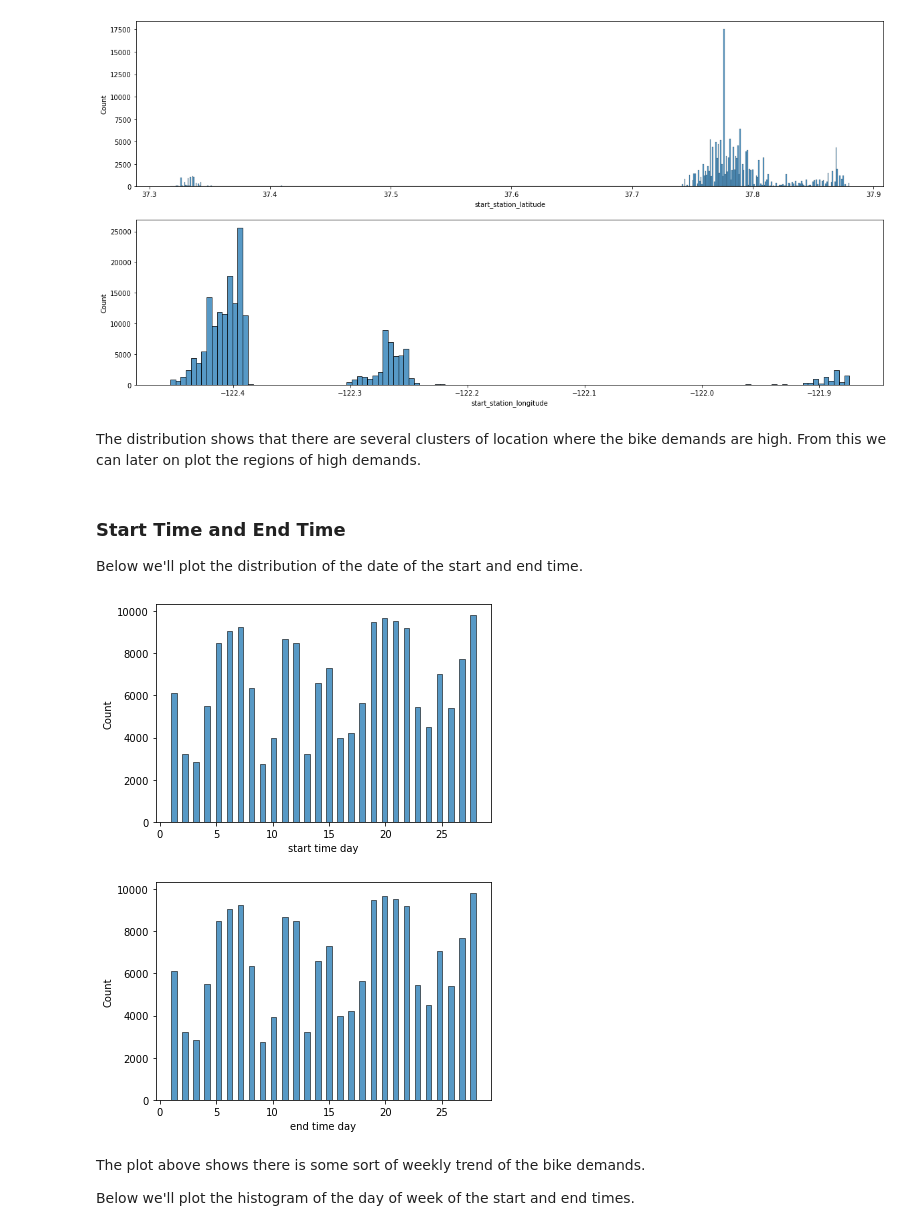
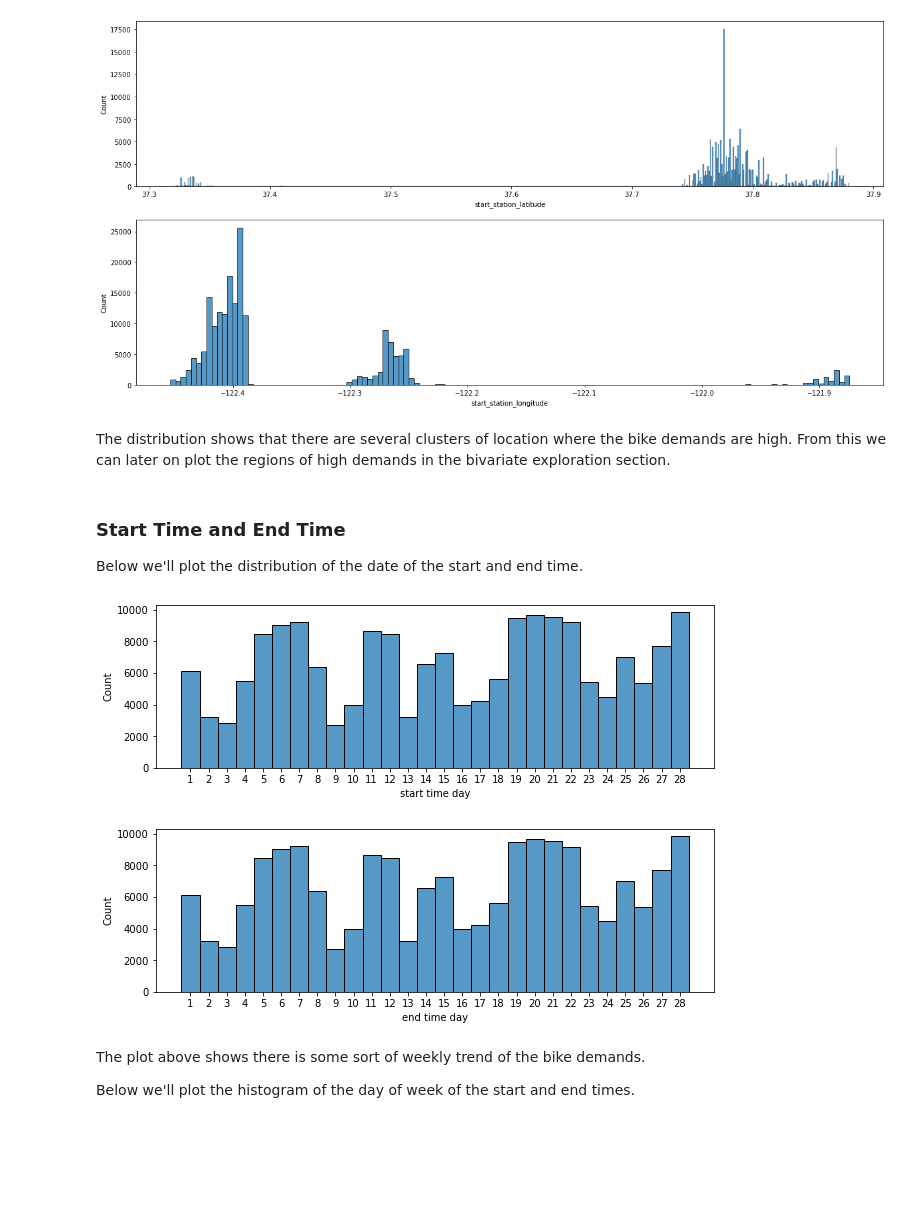
Before and after one commit to fletchersarip93/ford-gobike-data-analysis, a Jupyter notebook: exploration_ford_gobike.ipynb, the cells around one changed output. Cells and saved outputs as stored; diff of their text form; code cells hidden in the pictures; blank space fills up the shorter version.

```diff
--- a/exploration_ford_gobike.ipynb
+++ b/exploration_ford_gobike.ipynb
@@ -498,20 +494,24 @@ sb.histplot(df.start_station_longitude);
 # %% [output]
 [figure]
 # %% [markdown]
-The distribution shows that there are several clusters of location where the bike demands are high. From this we can later on plot the regions of high demands.
+The distribution shows that there are several clusters of location where the bike demands are high. From this we can later on plot the regions of high demands in the bivariate exploration section.
 # %% [markdown]
 ### Start Time and End Time
 Below we'll plot the distribution of the date of the start and end time.
 # %%
-sb.histplot(df.start_time.dt.day)
+plt.figure(figsize=(10,3))
+sb.histplot(df.start_time.dt.day, discrete=True)
 plt.xlabel('start time day');
+plt.xticks(np.arange(1, 29));
 # %% [output]
-[figure, old version]
+[figure, new version]
 # %%
-sb.histplot(df.end_time.dt.day)
+plt.figure(figsize=(10,3))
+sb.histplot(df.end_time.dt.day, discrete=True)
 plt.xlabel('end time day');
+plt.xticks(np.arange(1, 29));
 # %% [output]
-[figure, old version]
+[figure, new version]
 # %% [markdown]
 The plot above shows there is some sort of weekly trend of the bike demands.
 
```
Also changed, not shown: parts of 48 cells of this notebook.
